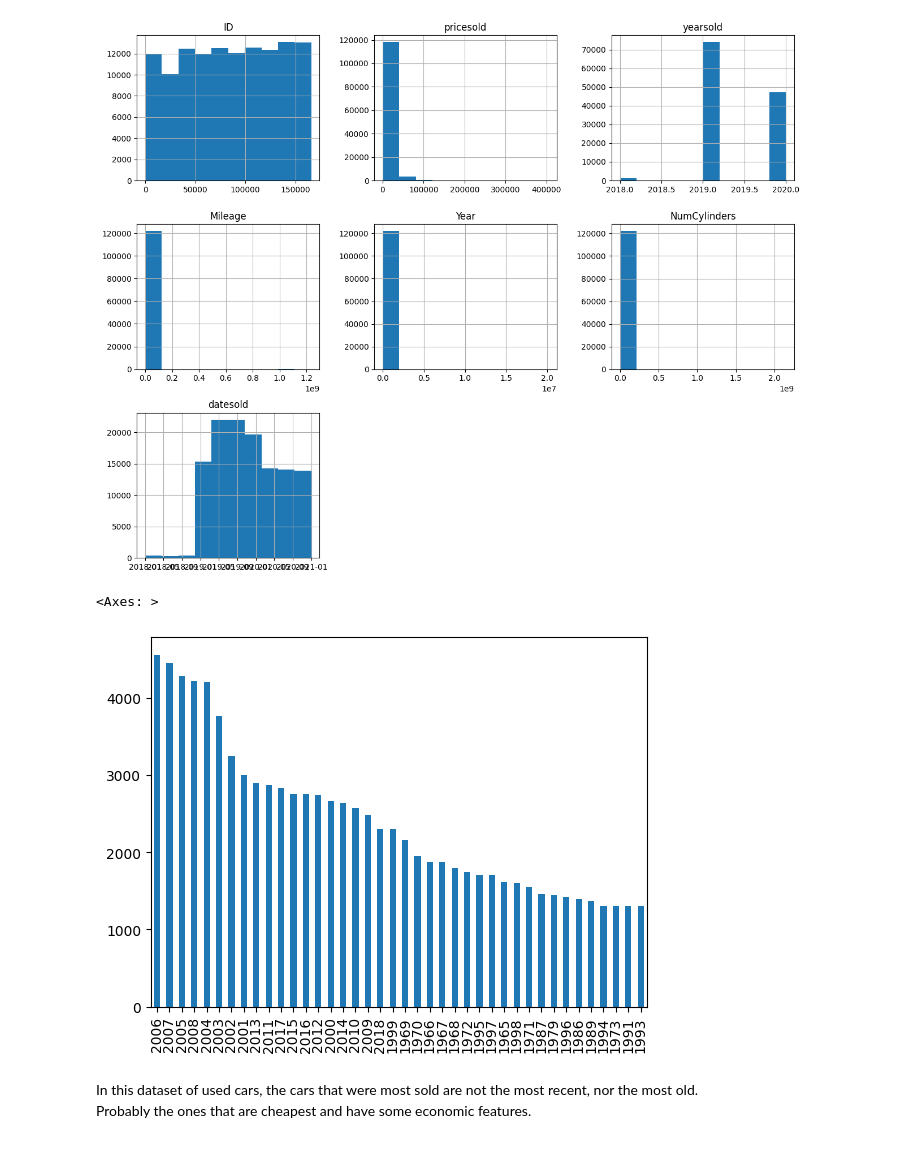
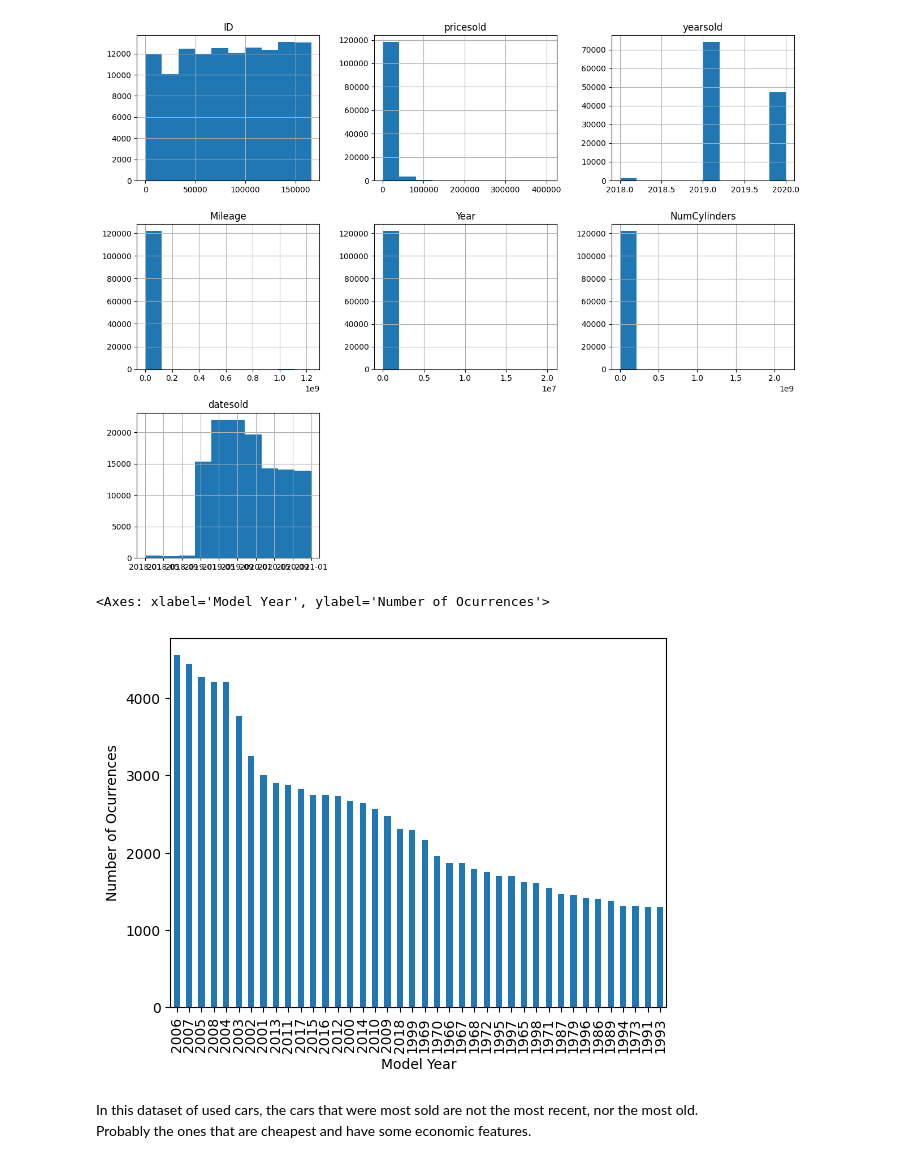
Before and after one commit to joelpoliveira/DW-PipelineDev, a Jupyter notebook: src/stage_1/used_cars.ipynb, the cells around one changed output. Drawn from its saved outputs; the diff is of its cells as text; code cells hidden in the pictures.

```diff
--- a/src/stage_1/used_cars.ipynb
+++ b/src/stage_1/used_cars.ipynb
@@ -134,7 +136,8 @@ df_used_cars.hist(figsize=(15,12));
 # %% [output]
 [figure]
 # %%
-df_used_cars.Year.value_counts().nlargest(40).plot(kind="bar")
+f = plt.figure()
+df_used_cars.Year.value_counts().nlargest(40).plot(kind="bar", figure=f, xlabel="Model Year", ylabel="Number of Ocurrences")
 # %% [output]
-<Axes: >
+<Axes: xlabel='Model Year', ylabel='Number of Ocurrences'>
-[figure, old version]
+[figure, new version]
```
Also changed, not shown: parts of 33 cells of this notebook, 11 other files.
